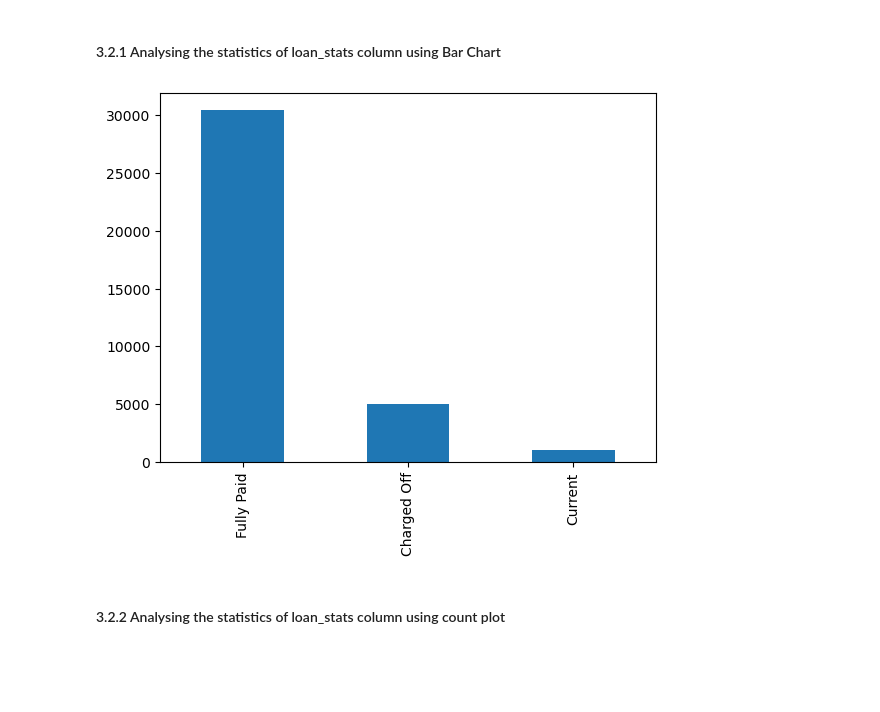
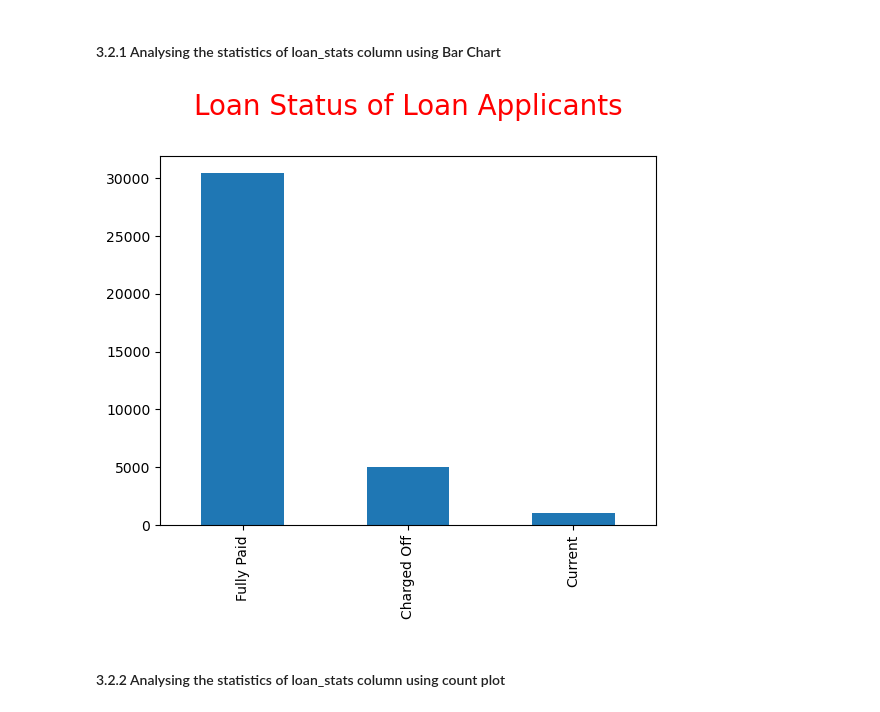
Before and after one commit to DMM006/Lending_Club_Case_Study, a Jupyter notebook: Manjunath.ipynb, the cells around one changed output. Cells and saved outputs as stored; diff of their text form; code cells hidden in the pictures; blank space fills up the shorter version.

```diff
--- a/Manjunath.ipynb
+++ b/Manjunath.ipynb
@@ -512,9 +514,10 @@ Name: loan_status, dtype: int64
 # %%
 #Plotting a bar chart for loan_status variable
 df['loan_status'].value_counts().plot.bar()
+plt.title("Loan Status of Loan Applicants\n", fontdict={'fontsize': 20, 'fontweight' : 5, 'color' : 'Red'})
 plt.show()
 # %% [output]
-[figure, old version]
+[figure, new version]
 # %% [markdown]
 #### 3.2.2 Analysing the statistics of loan_stats column using count plot
 # %%
```
Also changed, not shown: parts of 11 cells of this notebook.
